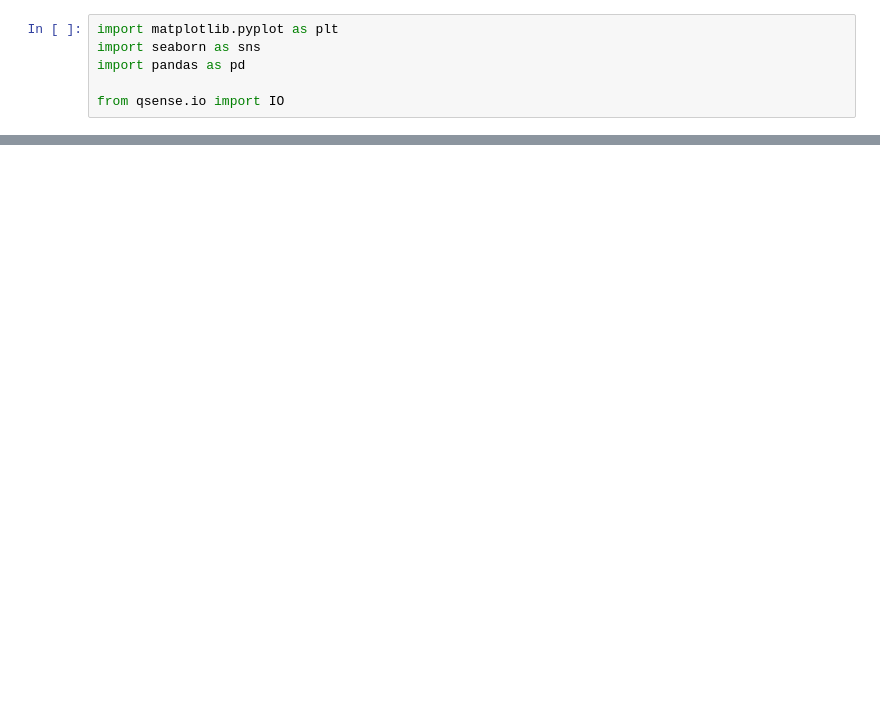
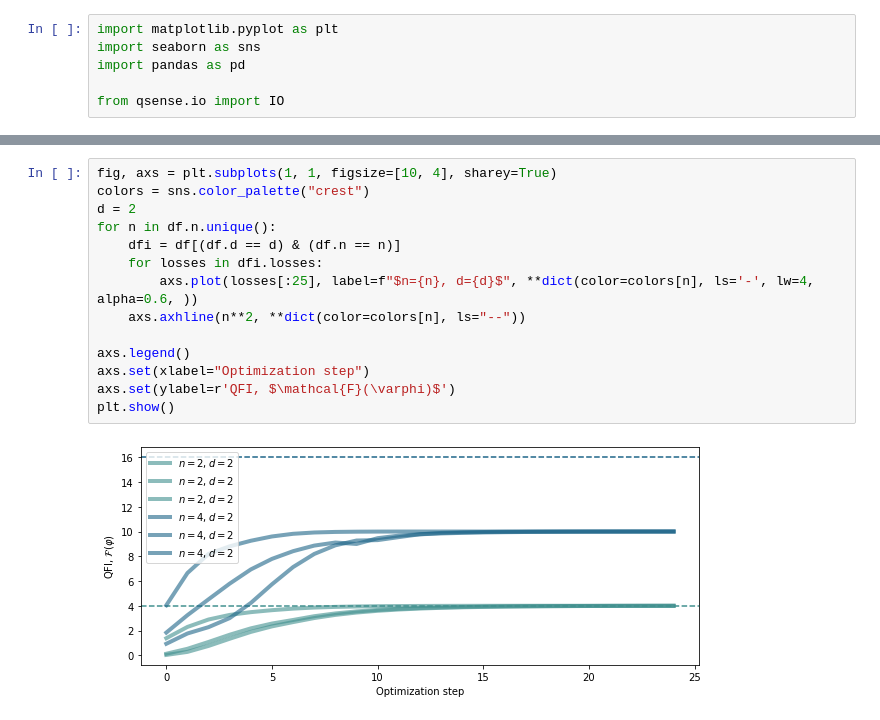
Before and after one commit to benjimaclellan/queso, a Jupyter notebook: experiments/qfi-analysis.ipynb, the cells around one changed output, grey strips where cells are left out. Drawn from its saved outputs; the diff is of its cells as text; blank space fills up the shorter version.

```diff
--- a/experiments/qfi-analysis.ipynb
+++ b/experiments/qfi-analysis.ipynb
@@ -28,0 +51,16 @@ plt.show()
+# %%
+fig, axs = plt.subplots(1, 1, figsize=[10, 4], sharey=True)
+colors = sns.color_palette("crest")
+d = 2
+for n in df.n.unique():
+    dfi = df[(df.d == d) & (df.n == n)]
+    for losses in dfi.losses:
+        axs.plot(losses[:25], label=f"$n={n}, d={d}$", **dict(color=colors[n], ls='-', lw=4, alpha=0.6, ))
+    axs.axhline(n**2, **dict(color=colors[n], ls="--"))
+
+axs.legend()
+axs.set(xlabel="Optimization step")
+axs.set(ylabel=r'QFI, $\mathcal{F}(\varphi)$')
+plt.show()
+# %% [output]
+[figure, added]
```
Also changed, not shown: parts of 7 cells of this notebook, 4 other files.
